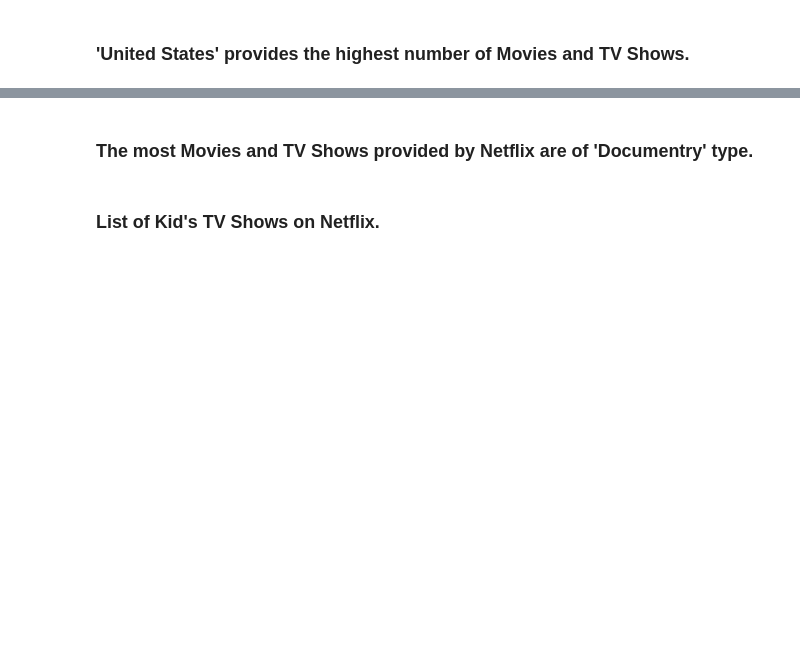
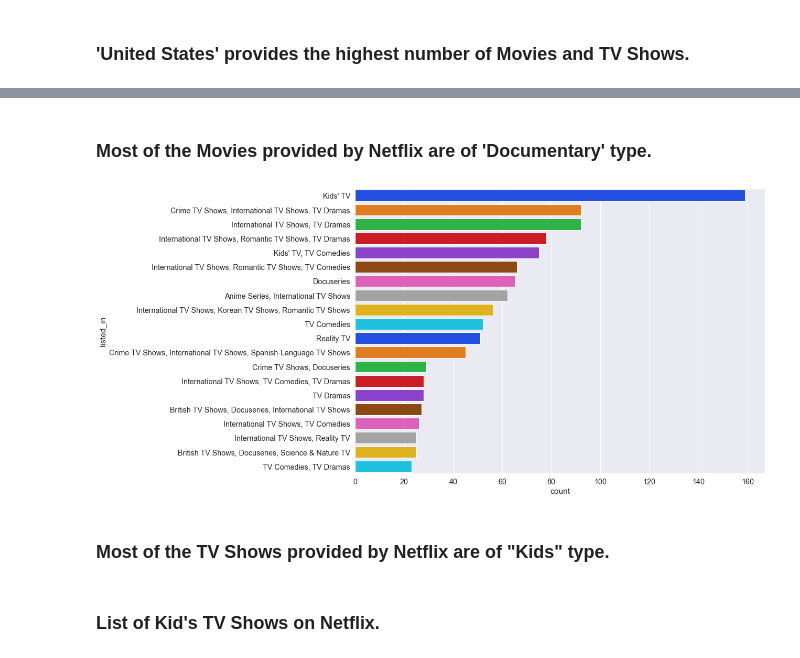
Before and after one commit to Vinayakk83/Netflix-Movies-and-TV-Shows, a Jupyter notebook: main.ipynb, the cells around one changed output, grey strips where cells are left out. Saved outputs shown, nothing was run; the diff lists cells and outputs as text; code cells hidden in the pictures; blank space fills up the shorter version.

```diff
--- a/main.ipynb
+++ b/main.ipynb
@@ -244,5 +267,14 @@ plt.show()
+# %% [markdown]
+<h3>Most of the Movies provided by Netflix are of 'Documentary' type.</h3>
+# %%
+plt.figure(figsize = (14, 10))
+sns.set_theme(font_scale = 1.3)
+sns.countplot(data = df, y = 'listed_in', palette = 'bright', order = df[df['type'] == 'TV Show']['listed_in'].value_counts().index[: 20])
+plt.show()
+# %% [output]
+[figure, added]
 # %% [markdown]
-<h3>The most Movies and TV Shows provided by Netflix are of 'Documentry' type.</h3>
+<h3>Most of the TV Shows provided by Netflix are of "Kids" type.</h3>
 # %% [markdown]
 <h3>List of Kid's TV Shows on Netflix.</h3>
 # %%
```
Also changed, not shown: parts of 9 cells of this notebook.
